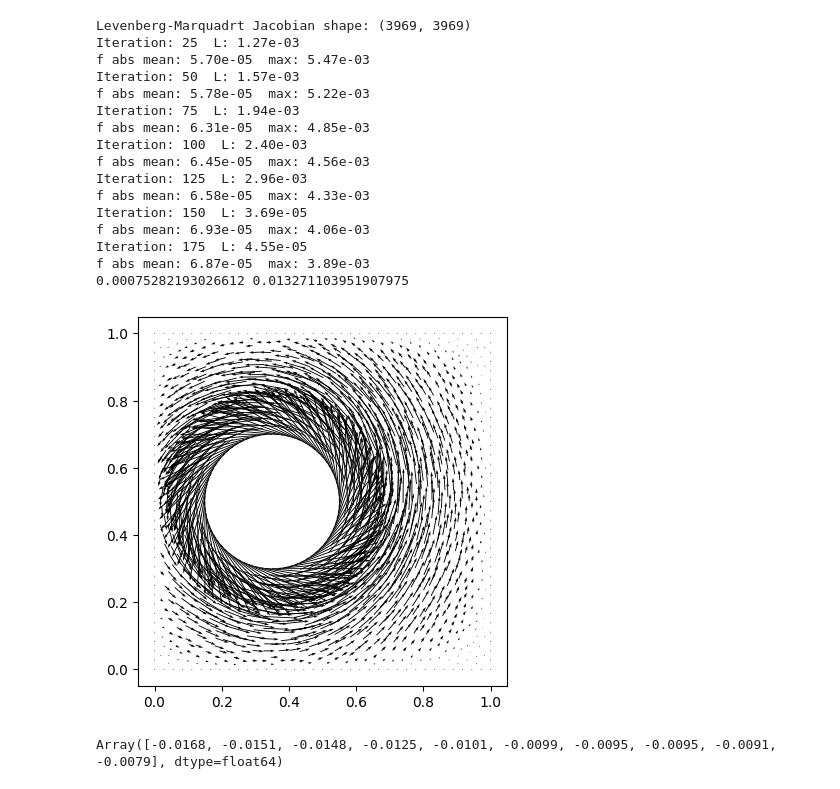
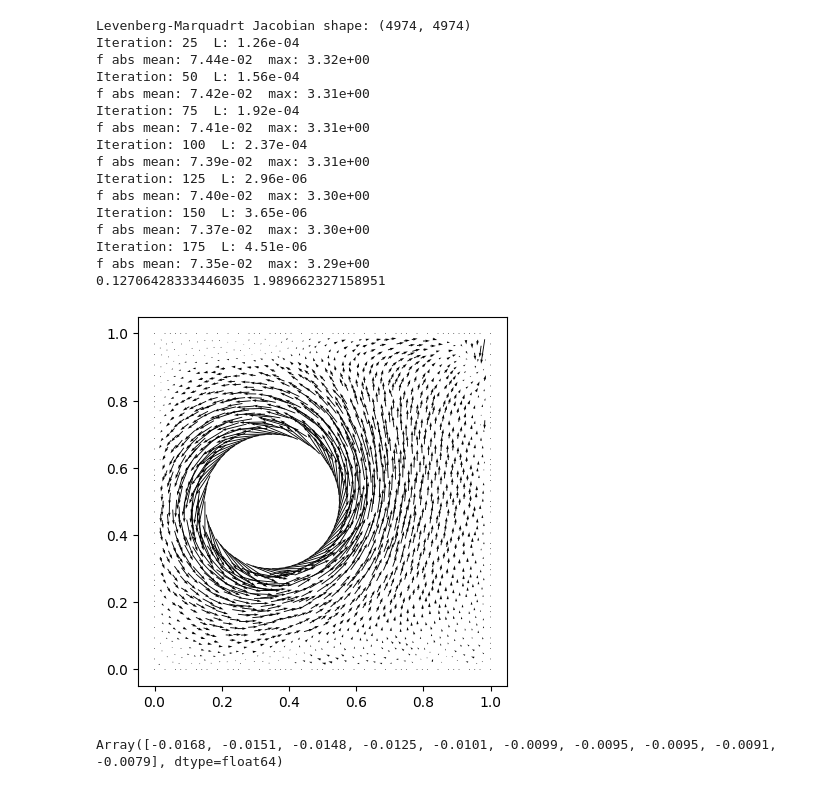
Before and after one commit to chetools/sparseLM, a Jupyter notebook: spareLM/navier_stokes_steady_state.ipynb, the cells around one changed output. Saved outputs shown, nothing was run; the diff lists cells and outputs as text; code cells hidden in the pictures.

```diff
--- a/spareLM/navier_stokes_steady_state.ipynb
+++ b/spareLM/navier_stokes_steady_state.ipynb
@@ -45,12 +45,9 @@ circleidx = np.where((vertx-cx)**2 + (verty-cy)**2 < r**2 + 1e-10)[0]
 
 squareidx = np.r_[topidx, botidx, leftidx, rightidx]
 
-u=np.random.normal(scale=1e-10, size=Nv)
-v=np.random.normal(scale=1e-10, size=Nv)
-p=np.random.normal(scale=1e-10, size=Nv)
-
-u[squareidx]=0.
-v[squareidx]=0.
+u=np.zeros(Nv)
+v=np.zeros(Nv)
+p=np.zeros(Nv)
 
 angle = np.arctan2(verty[circleidx]-cy,vertx[circleidx]-cx)
 vertx[circleidx],verty[circleidx]=r*np.cos(angle)+cx, r*np.sin(angle)+cy
@@ -63,7 +60,7 @@ right_normals = np.tile(np.array([-1., 0.]), (rightidx.size,1))
 square_normals = np.r_[top_normals, bot_normals, left_normals, right_normals]
 circle_normals = np.c_[np.cos(angle), np.sin(angle)]
 
-w=0.01
+w=1.
 u[circleidx]=-r*w*np.sin(angle)
 v[circleidx]=r*w*np.cos(angle)
 
@@ -171,7 +168,7 @@ def eqs(x, u=u, v=v):
 
 xguess=np.r_[u[interior], v[interior]]
 solver=LM(eqs, xguess)
-res = solver(L=1, rho_tol = 0.1, maxiter=100, xtol=1e-12, ftol=1e-15,iter_print=25)
+res = solver(L=1000, rho_tol = 0.1, maxiter=100, xtol=1e-15, ftol=1e-15,iter_print=25)
 
 usol=u.at[interior].set(res.x[:Ninterior])
 vsol=v.at[interior].set(res.x[Ninterior:2*Ninterior])
@@ -192,9 +191,11 @@ def eqs(p, ua=ua, va=va):
 
     pa=get_coeffs(p)
     peqs_interior = 2*(pa[interior,0]+pa[interior,1]) + rho*(ua[interior,2]**2 + 2*ua[interior,3]*va[interior,2] + va[interior,3]**2)
-    peqs_boundary = jnp.sum(pa[boundary,2:4]*normals,axis=1)
-    return jnp.r_[peqs_interior, peqs_boundary]
+    peqs_square = jnp.sum(pa[squareidx,2:4]*square_normals,axis=1)
+    peqs_circle = jnp.sum(pa[circleidx,2:4]*circle_normals,axis=1)
+    return jnp.r_[peqs_interior, peqs_square, peqs_circle]
 
-res=LM(eqs, p, L=1000, rho_tol = 0.1, maxiter=200, xtol=1e-8, ftol=1e-10, iter_print=25)
+solver=LM(eqs, p)
+res = solver(L=1, rho_tol = 0.1, maxiter=1000, xtol=1e-12, ftol=1e-15,iter_print=25)
 psol=res.x
 # %% [output]
@@ -204,6 +211,6 @@ f abs mean: 1.24e-04  max: 6.40e-03
 # %%
 rho=1000.
-nu = 0.001
+nu = 2e-3
 @jax.jit
 def eqs(x, u=u, v=v):
 
@@ -217,11 +224,14 @@ def eqs(x, u=u, v=v):
     ueqs= u[interior]*ua[interior,2] + v[interior]*ua[interior,3] + pa[interior,2]/rho - nu*(2*ua[interior,0] + 2*ua[interior,1])
     veqs= u[interior]*va[interior,2] + v[interior]*va[interior,3] + pa[interior,3]/rho - nu*(2*va[interior,0] + 2*va[interior,1])
     peqs_interior = 2*(pa[interior,0]+pa[interior,1]) + rho*(ua[interior,2]**2 + 2*ua[interior,3]*va[interior,2] + va[interior,3]**2)
-    peqs_boundary = jnp.sum(pa[boundary,2:4]*normals,axis=1)
-    return jnp.r_[ueqs, veqs, peqs_interior, peqs_boundary]
+    peqs_square = jnp.sum(pa[squareidx,2:4]*square_normals,axis=1)
+    peqs_circle = jnp.sum(pa[circleidx,2:4]*circle_normals,axis=1)
+    return jnp.r_[ueqs, veqs, peqs_interior, peqs_square, peqs_circle]
 
 xguess=np.r_[usol[interior], vsol[interior], psol]
-res=LM(eqs, xguess, L=1000, rho_tol = 0.1, maxiter=200, xtol=1e-8, ftol=1e-10, iter_print=25)
+solver=LM(eqs, xguess)
+res = solver(xguess, L=1, rho_tol = 0.1, maxiter=200, xtol=1e-5, ftol=1e-15,iter_print=25)
+
 usol=u.at[interior].set(res.x[:Ninterior])
 vsol=v.at[interior].set(res.x[Ninterior:2*Ninterior])
 psol=res.x[2*Ninterior:]
@@ -229,29 +239,29 @@ ua=get_coeffs(usol)
 va=get_coeffs(vsol)
 print(np.mean(np.abs(ua[interior,2] + va[interior,3])),np.max(np.abs(ua[interior,2] + va[interior,3])))
 # %% [output]
-Levenberg-Marquadrt Jacobian shape: (3969, 3969)
-Iteration: 25  L: 1.27e-03
-f abs mean: 5.70e-05  max: 5.47e-03
-Iteration: 50  L: 1.57e-03
-f abs mean: 5.78e-05  max: 5.22e-03
-Iteration: 75  L: 1.94e-03
-f abs mean: 6.31e-05  max: 4.85e-03
-Iteration: 100  L: 2.40e-03
-f abs mean: 6.45e-05  max: 4.56e-03
-Iteration: 125  L: 2.96e-03
-f abs mean: 6.58e-05  max: 4.33e-03
-Iteration: 150  L: 3.69e-05
-f abs mean: 6.93e-05  max: 4.06e-03
-Iteration: 175  L: 4.55e-05
-f abs mean: 6.87e-05  max: 3.89e-03
-0.00075282193026612 0.013271103951907975
+Levenberg-Marquadrt Jacobian shape: (4974, 4974)
+Iteration: 25  L: 1.26e-04
+f abs mean: 7.44e-02  max: 3.32e+00
+Iteration: 50  L: 1.56e-04
+f abs mean: 7.42e-02  max: 3.31e+00
+Iteration: 75  L: 1.92e-04
+f abs mean: 7.41e-02  max: 3.31e+00
+Iteration: 100  L: 2.37e-04
+f abs mean: 7.39e-02  max: 3.31e+00
+Iteration: 125  L: 2.96e-06
+f abs mean: 7.40e-02  max: 3.30e+00
+Iteration: 150  L: 3.65e-06
+f abs mean: 7.37e-02  max: 3.30e+00
+Iteration: 175  L: 4.51e-06
+f abs mean: 7.35e-02  max: 3.29e+00
+0.12706428333446035 1.989662327158951
 # %%
 
 fig1, ax = plt.subplots(1,1, sharex=True, sharey=True)
 ax.set_aspect('equal')
-_=ax.quiver(verts[:,0],verts[:,1], usol, vsol, scale=0.008)
+_=ax.quiver(verts[:,0],verts[:,1], usol, vsol, scale=2)
 # %% [output]
-[figure, old version]
+[figure, new version]
 # %%
 jnp.partition(psol,10)[:10]
 # %% [output]
```
Also changed, not shown: parts of 5 cells of this notebook.
